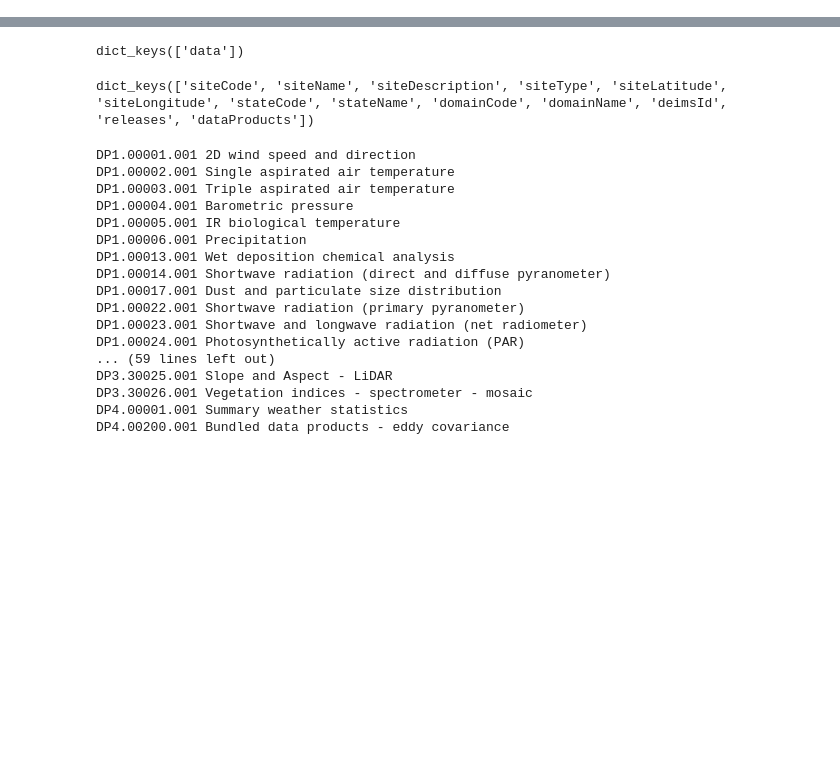
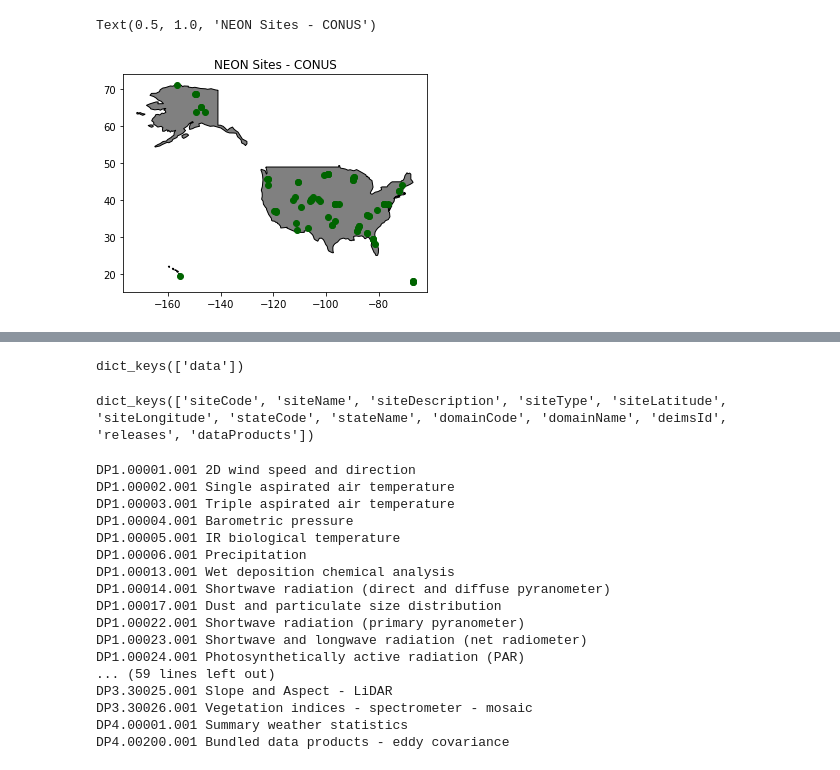
Before and after one commit to cnorristellar/macrosystems, a Jupyter notebook: prototyping-python.ipynb, the cells around one changed output, grey strips where cells are left out. Drawn from its saved outputs; the diff is of its cells as text; code cells hidden in the pictures; blank space fills up the shorter version.

Commit message:
completed; multiple workflows, api request.

```diff
--- a/prototyping-python.ipynb
+++ b/prototyping-python.ipynb
@@ -29,0 +108,4 @@ Name: field_site_id, Length: 81, dtype: object
+# %%
+# Geopandas workflow: Using built in geopandas
+world_map = gpd.read_file(gpd.datasets.get_path('naturalearth_lowres'))
+world_map
@@ -29,0 +126,12 @@ Name: field_site_id, Length: 81, dtype: object
+# %%
+# Geopandas workflow: Grab CONUS Map for plotting neon sites
+axis = world_map[world_map.name == 'United States of America'].plot(neon_gdf,
+                                                                    color = 'grey',
+                                                                    edgecolor = 'black')
+
+neon_gdf.plot(ax=axis, color="darkgreen")
+
+plt.title('NEON Sites - CONUS')
+# %% [output]
+Text(0.5, 1.0, 'NEON Sites - CONUS')
+[figure, added]
```
Also changed, not shown: parts of 17 cells of this notebook.
